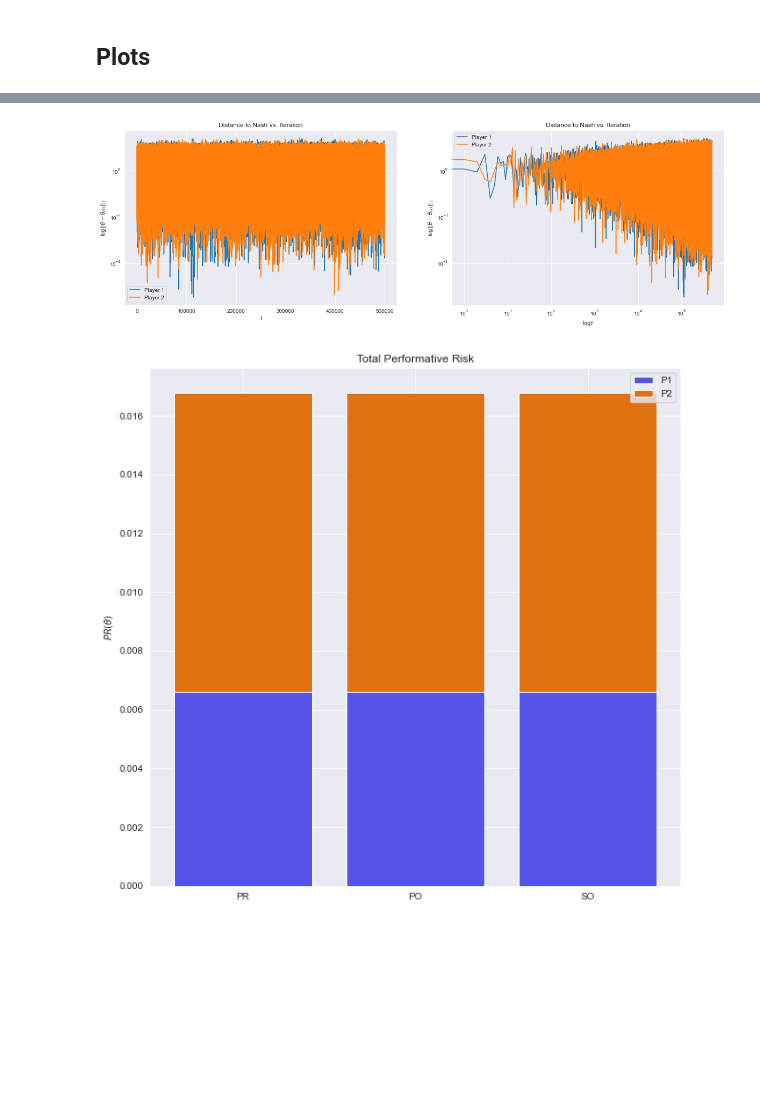
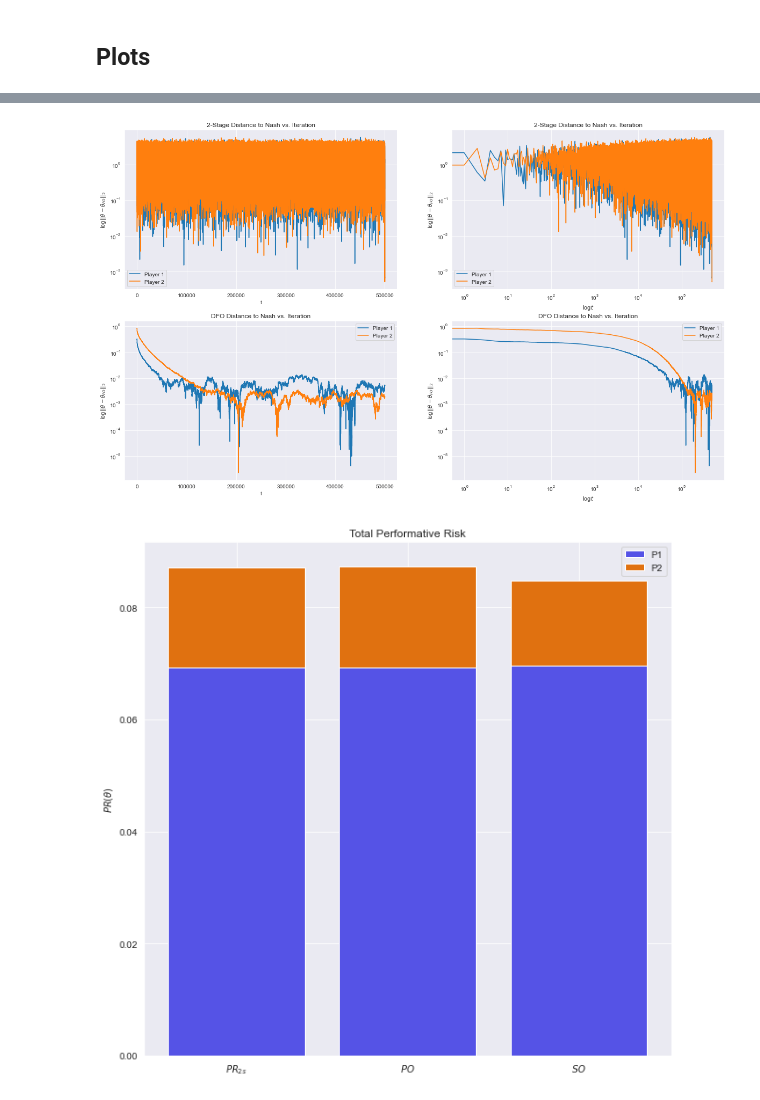
Before and after one commit to evanjfaulkner/DD-Games, a Jupyter notebook: Notebooks/dd_game_regression_sim.ipynb, the cells around one changed output, grey strips where cells are left out. Drawn from its saved outputs; the diff is of its cells as text; code cells hidden in the pictures; blank space fills up the shorter version.

Commit message:
2 stage vs dfo comparison

```diff
--- a/Notebooks/dd_game_regression_sim.ipynb
+++ b/Notebooks/dd_game_regression_sim.ipynb
@@ -44,8 +45,8 @@ $$\varepsilon^k\leq\frac{1}{2} \iff DSC$$
 d_1 = 2  # Dimension of each player's data/strategy
 d_2 = 2
 
-epsilon_1 = 1  # Epsilon sensitivity parameters
-epsilon_2 = 1
+epsilon_1 = 0.4  # Epsilon sensitivity parameters
+epsilon_2 = 0.4
 
 Sigma_x_p1 = np.eye(d_1)  # Covariance of x^k
 Sigma_x_p2 = np.eye(d_2)
@@ -258,25 +320,39 @@ plt.show()
 # %%
-plt.figure(figsize=(20,6))
-plt.subplot(1,2,1)
-plt.semilogy([t for t in range(len(player_one.theta_history))],np.linalg.norm(PO_1-np.array(player_one.theta_history),axis=1),label='Player 1')
-plt.semilogy([t for t in range(len(player_two.theta_history))],np.linalg.norm(PO_2-np.array(player_two.theta_history),axis=1),label='Player 2')
-plt.title("Distance to Nash vs. Iteration")
+plt.figure(figsize=(20,12))
+plt.subplot(2,2,1)
+plt.semilogy([t for t in range(len(player_one.theta_history))],np.linalg.norm(theta_PO_1-np.array(player_one.theta_history),axis=1),label='Player 1')
+plt.semilogy([t for t in range(len(player_two.theta_history))],np.linalg.norm(theta_PO_2-np.array(player_two.theta_history),axis=1),label='Player 2')
+plt.title("2-Stage Distance to Nash vs. Iteration")
 plt.ylabel(r"$\log||\theta - \theta_{PO}||_2$")
 plt.xlabel(r"t")
 plt.legend()
-plt.subplot(1,2,2)
-plt.loglog([t for t in range(len(player_one.theta_history))],np.linalg.norm(PO_1-np.array(player_one.theta_history),axis=1),label='Player 1')
-plt.loglog([t for t in range(len(player_two.theta_history))],np.linalg.norm(PO_2-np.array(player_two.theta_history),axis=1),label='Player 2')
-plt.title("Distance to Nash vs. Iteration")
+plt.subplot(2,2,2)
+plt.loglog([t for t in range(len(player_one.theta_history))],np.linalg.norm(theta_PO_1-np.array(player_one.theta_history),axis=1),label='Player 1')
+plt.loglog([t for t in range(len(player_two.theta_history))],np.linalg.norm(theta_PO_2-np.array(player_two.theta_history),axis=1),label='Player 2')
+plt.title("2-Stage Distance to Nash vs. Iteration")
+plt.ylabel(r"$\log||\theta - \theta_{PO}||_2$")
+plt.xlabel(r"$\log t$")
+plt.legend()
+plt.subplot(2,2,3)
+plt.semilogy([t for t in range(len(player_three.theta_history))],np.linalg.norm(theta_PO_1-np.array(player_three.theta_history),axis=1),label='Player 1')
+plt.semilogy([t for t in range(len(player_four.theta_history))],np.linalg.norm(theta_PO_2-np.array(player_four.theta_history),axis=1),label='Player 2')
+plt.title("DFO Distance to Nash vs. Iteration")
+plt.ylabel(r"$\log||\theta - \theta_{PO}||_2$")
+plt.xlabel(r"t")
+plt.legend()
+plt.subplot(2,2,4)
+plt.loglog([t for t in range(len(player_three.theta_history))],np.linalg.norm(theta_PO_1-np.array(player_three.theta_history),axis=1),label='Player 1')
+plt.loglog([t for t in range(len(player_four.theta_history))],np.linalg.norm(theta_PO_2-np.array(player_four.theta_history),axis=1),label='Player 2')
+plt.title("DFO Distance to Nash vs. Iteration")
 plt.ylabel(r"$\log||\theta - \theta_{PO}||_2$")
 plt.xlabel(r"$\log t$")
 plt.legend()
 plt.show()
 # %% [output]
-[figure, old version]
+[figure, new version]
 # %%
 plt.figure(figsize=(10,10))
-labels = ['PR', 'PO', 'SO']
+labels = [r'$PR_{2s}$', r'$PO$', r'$SO$']
 plt.bar((1,2,3), (PR_1,PO_1,SO_1), label='P1', tick_label=labels, color='#5553E6')
 plt.bar((1,2,3), (PR_2,PO_2,SO_2), bottom=(PR_1,PO_1,SO_1), label='P2', color='#E07110')
 plt.title('Total Performative Risk')
@@ -284,4 +360,4 @@ plt.ylabel(r'$PR(\theta)$')
 plt.legend()
 plt.show()
 # %% [output]
-[figure, old version]
+[figure, new version]
```
Also changed, not shown: parts of 13 cells of this notebook, 1 other file.
